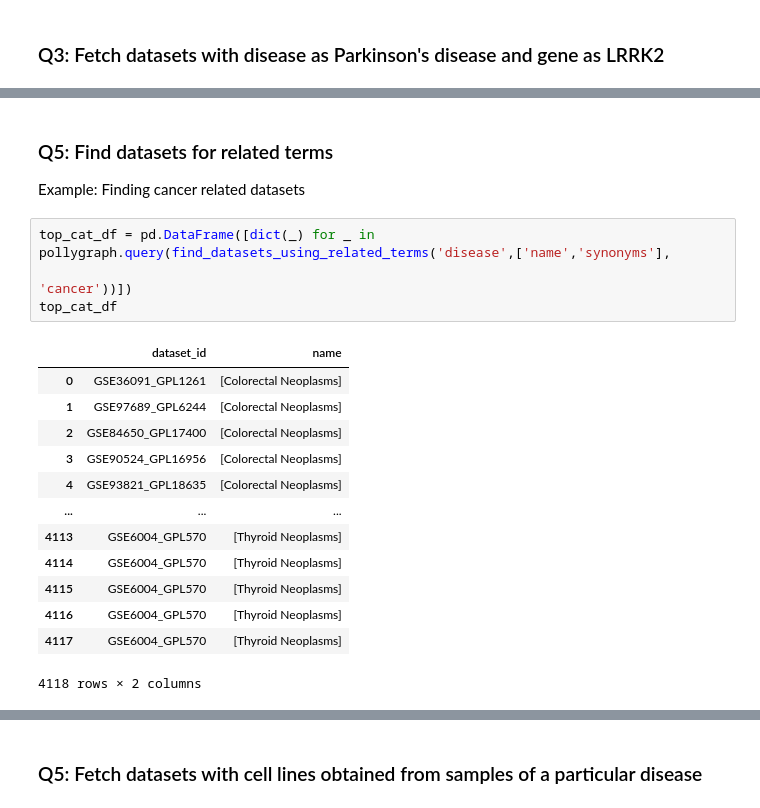
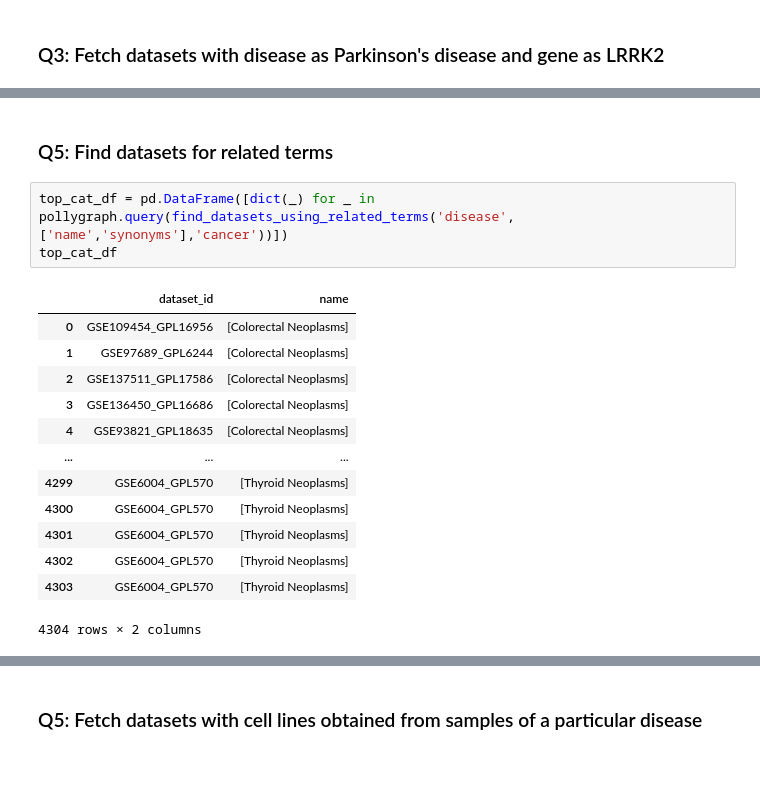
Before and after one commit to ElucidataInc/polly-python, a Jupyter notebook: Discover/pollygraph/Search_KG.ipynb, the cells around one changed output, grey strips where cells are left out. Cells and saved outputs as stored; diff of their text form; blank space fills up the shorter version.

```diff
--- a/Discover/pollygraph/Search_KG.ipynb
+++ b/Discover/pollygraph/Search_KG.ipynb
@@ -355,25 +369,22 @@ top_cat_df
 # %% [markdown]
 ### Q5: Find datasets for related terms
-
-Example: Finding cancer related datasets
 # %%
-top_cat_df = pd.DataFrame([dict(_) for _ in pollygraph.query(find_datasets_using_related_terms('disease',['name','synonyms'],
-                                                                                               'cancer'))])
+top_cat_df = pd.DataFrame([dict(_) for _ in pollygraph.query(find_datasets_using_related_terms('disease',['name','synonyms'],'cancer'))])
 top_cat_df
 # %% [output]
 |  | dataset_id | name |
-| 0 | GSE36091_GPL1261 | [Colorectal Neoplasms] |
+| 0 | GSE109454_GPL16956 | [Colorectal Neoplasms] |
 | 1 | GSE97689_GPL6244 | [Colorectal Neoplasms] |
-| 2 | GSE84650_GPL17400 | [Colorectal Neoplasms] |
-| 3 | GSE90524_GPL16956 | [Colorectal Neoplasms] |
+| 2 | GSE137511_GPL17586 | [Colorectal Neoplasms] |
+| 3 | GSE136450_GPL16686 | [Colorectal Neoplasms] |
 | 4 | GSE93821_GPL18635 | [Colorectal Neoplasms] |
 | ... | ... | ... |
-| 4113 | GSE6004_GPL570 | [Thyroid Neoplasms] |
-| 4114 | GSE6004_GPL570 | [Thyroid Neoplasms] |
-| 4115 | GSE6004_GPL570 | [Thyroid Neoplasms] |
-| 4116 | GSE6004_GPL570 | [Thyroid Neoplasms] |
-| 4117 | GSE6004_GPL570 | [Thyroid Neoplasms] |
+| 4299 | GSE6004_GPL570 | [Thyroid Neoplasms] |
+| 4300 | GSE6004_GPL570 | [Thyroid Neoplasms] |
+| 4301 | GSE6004_GPL570 | [Thyroid Neoplasms] |
+| 4302 | GSE6004_GPL570 | [Thyroid Neoplasms] |
+| 4303 | GSE6004_GPL570 | [Thyroid Neoplasms] |
-4118 rows × 2 columns
+4304 rows × 2 columns
 # %%
 top_cat_df = pd.DataFrame([dict(_) for _ in pollygraph.query(find_datasets_using_related_terms('cell_type',
                                                                                                ['name','synonyms'],'fibroblast'))])
```
Also changed, not shown: parts of 14 cells of this notebook.
